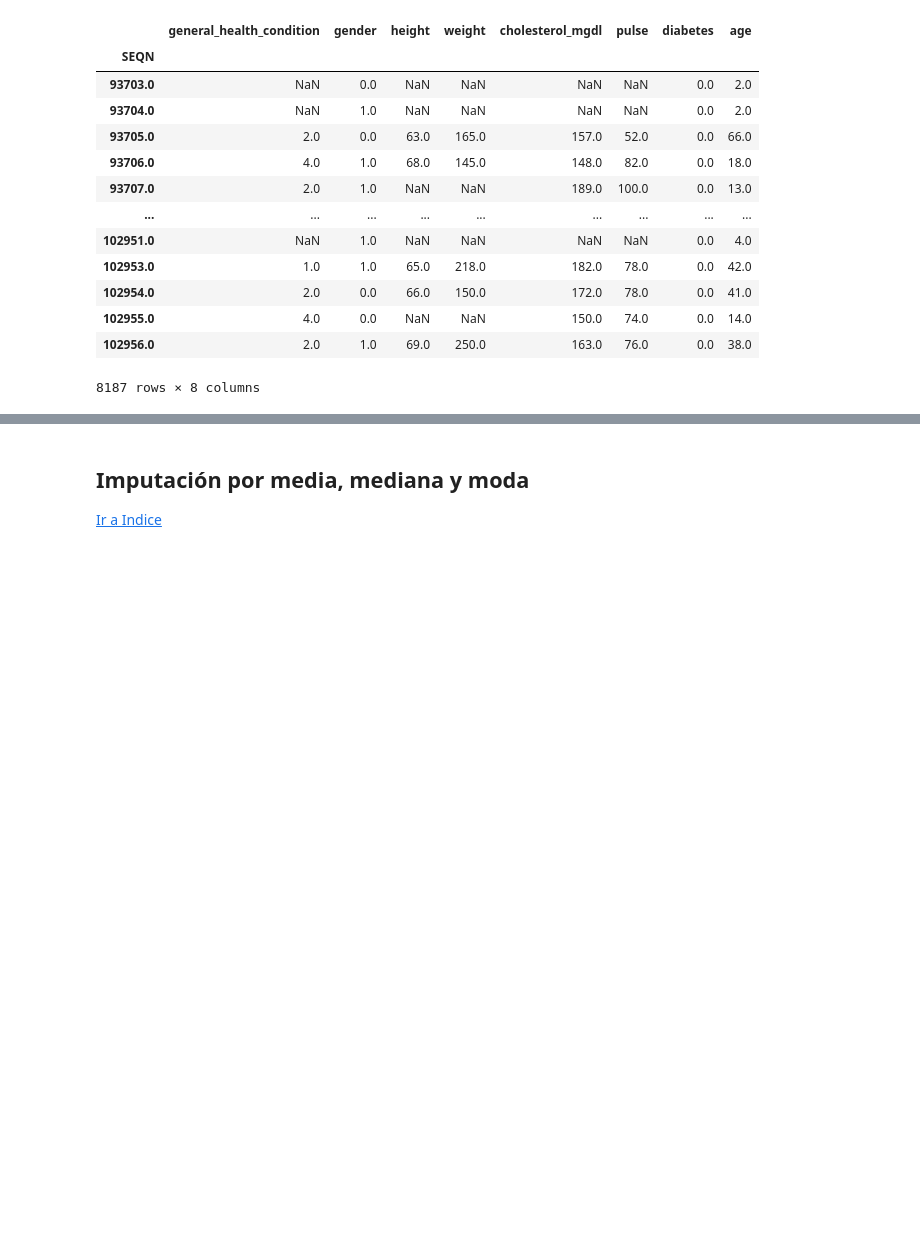
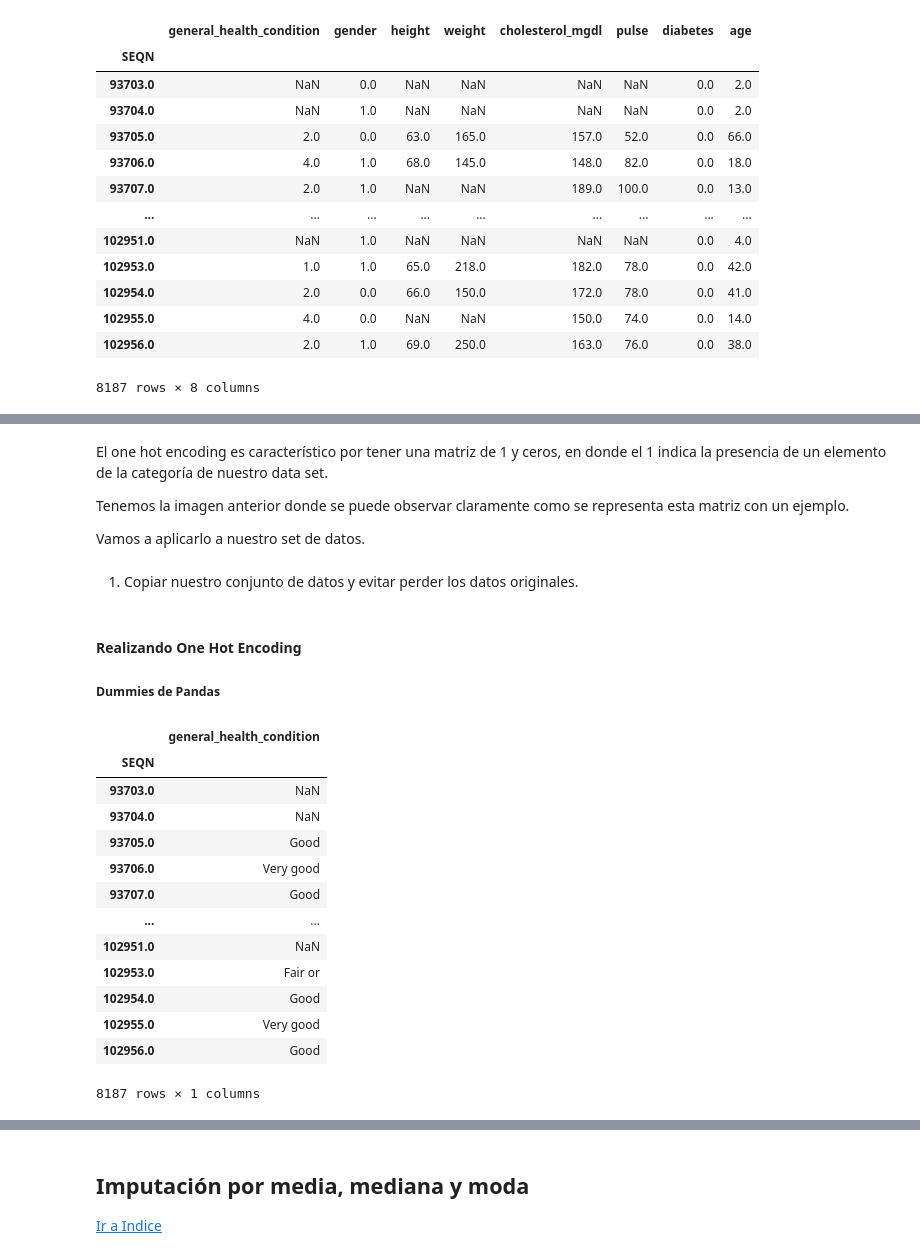
Before and after one commit to DensLopez/imputaci-n, a Jupyter notebook: codes/imputacion.ipynb, the cells around one changed output, grey strips where cells are left out. Saved outputs shown, nothing was run; the diff lists cells and outputs as text; code cells hidden in the pictures; blank space fills up the shorter version.

```diff
--- a/codes/imputacion.ipynb
+++ b/codes/imputacion.ipynb
@@ -1573,0 +1576,6 @@ nhanes_transformed_df
+# %% [markdown]
+El one hot encoding es característico por tener una matriz de 1 y ceros, en donde el 1 indica la presencia de un elemento de la categoría de nuestro data set.
+
+Tenemos la imagen anterior donde se puede observar claramente como se representa esta matriz con un ejemplo.
+
+Vamos a aplicarlo a nuestro set de datos.
@@ -1573,0 +1584,26 @@ nhanes_transformed_df
+# %% [markdown]
+1. Copiar nuestro conjunto de datos y evitar perder los datos originales.
+# %% [markdown]
+#### Realizando One Hot Encoding
+
+##### **Dummies de Pandas**
+# %%
+(
+    nhanes_transformed_df_one
+    .select_columns('general_health_condition')
+)
+# %% [output]
+|  | general_health_condition |
+| SEQN |  |
+| 93703.0 | NaN |
+| 93704.0 | NaN |
+| 93705.0 | Good |
+| 93706.0 | Very good |
+| 93707.0 | Good |
+| ... | ... |
+| 102951.0 | NaN |
+| 102953.0 | Fair or |
+| 102954.0 | Good |
+| 102955.0 | Very good |
+| 102956.0 | Good |
+8187 rows × 1 columns
```
Also changed, not shown: parts of 35 cells of this notebook.
